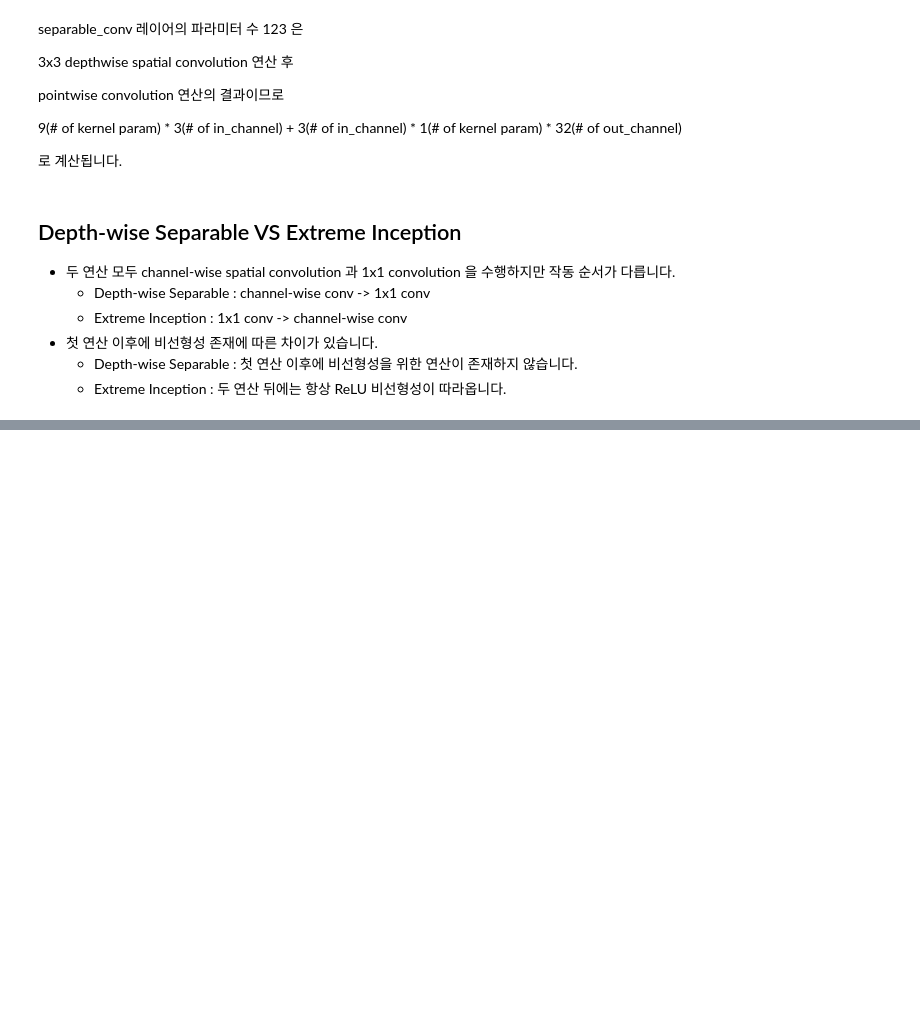
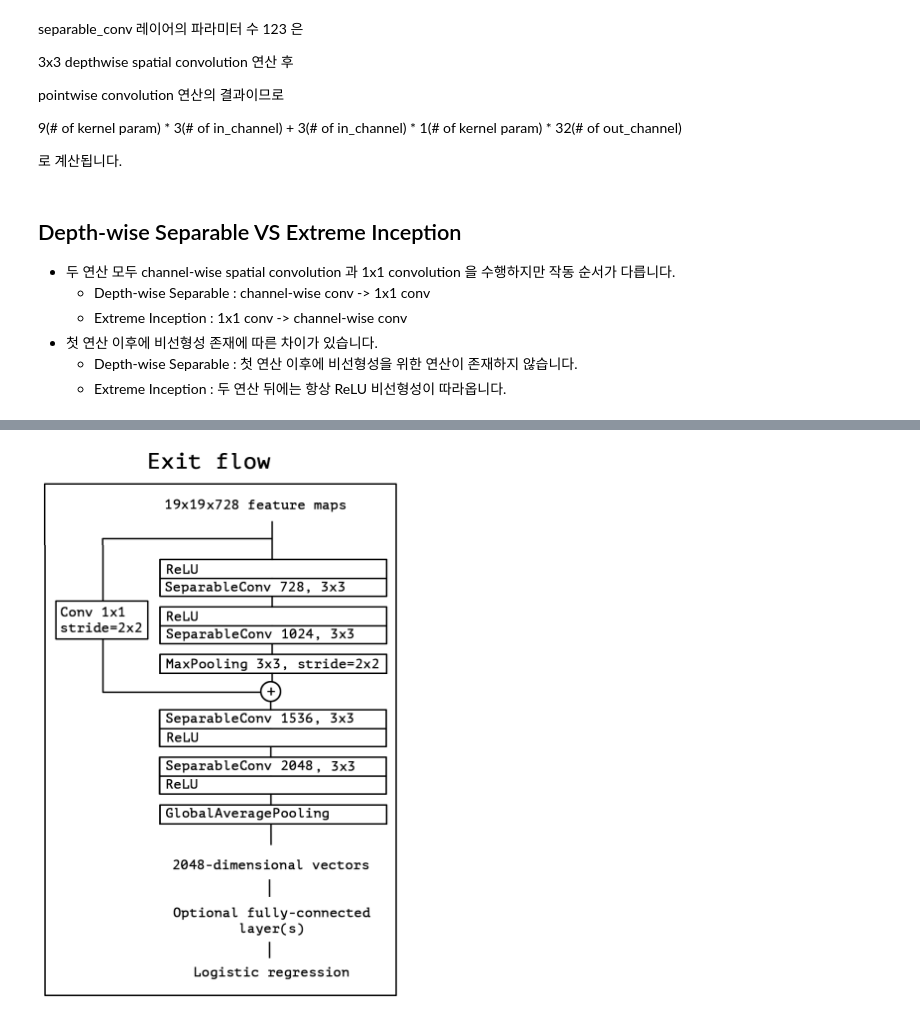
Before and after one commit to MilyangParkJaeHun/PapersWithCode, a Jupyter notebook: BackboneNetwork/Xception/Xception.ipynb, the cells around one changed output, grey strips where cells are left out. Drawn from its saved outputs; the diff is of its cells as text; code cells hidden in the pictures; blank space fills up the shorter version.

```diff
--- a/BackboneNetwork/Xception/Xception.ipynb
+++ b/BackboneNetwork/Xception/Xception.ipynb
@@ -272,0 +285,4 @@ pointwise convolution 연산의 결과이므로
+# %%
+Image('image/xception_exit_flow.png')
+# %% [output]
+[figure, added]
```
Also changed, not shown: parts of 4 cells of this notebook, 4 other files.
